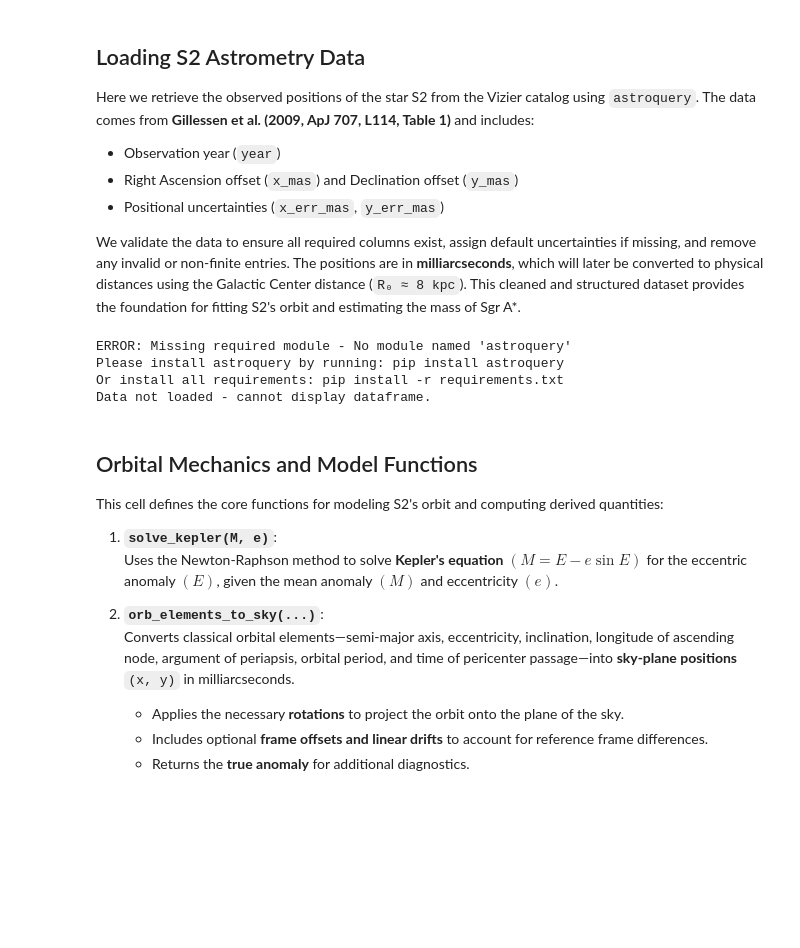
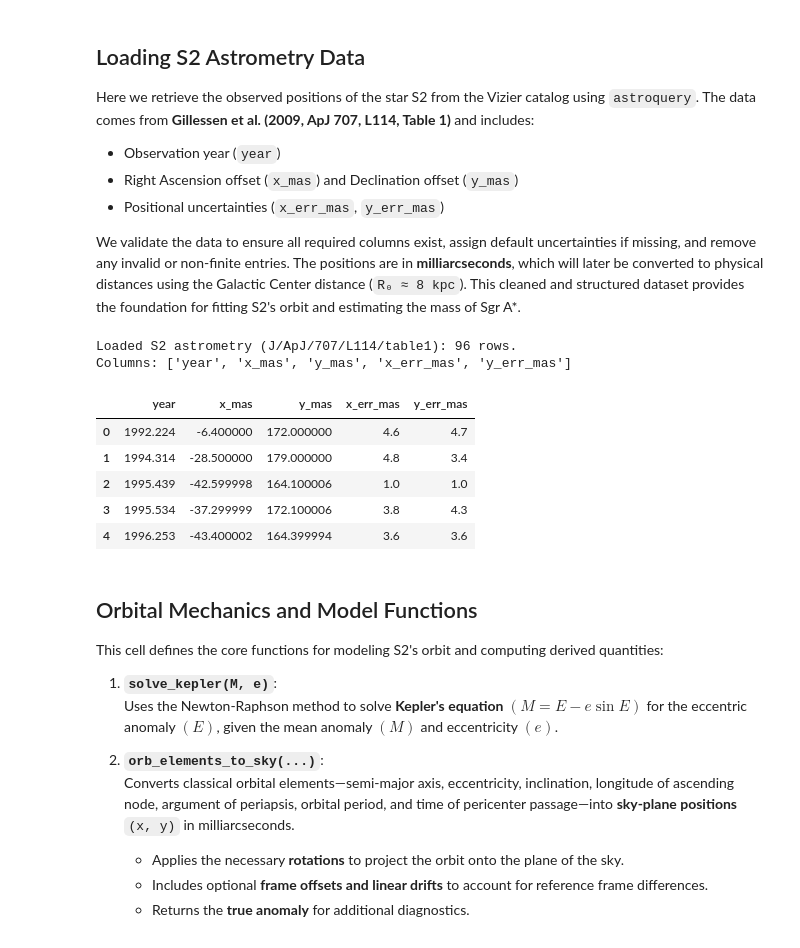
Before and after one commit to echengpython/Sgr-A-Stellar-Orbit---Black-Hole-Mass-Measurement-, a Jupyter notebook: project2_sgr_a_stellar_orbit.ipynb, the cells around one changed output. Drawn from its saved outputs; the diff is of its cells as text; code cells hidden in the pictures; blank space fills up the shorter version.

```diff
--- a/project2_sgr_a_stellar_orbit.ipynb
+++ b/project2_sgr_a_stellar_orbit.ipynb
@@ -85,6 +85,19 @@ Here we retrieve the observed positions of the star S2 from the Vizier catalog u
 
 We validate the data to ensure all required columns exist, assign default uncertainties if missing, and remove any invalid or non-finite entries. The positions are in **milliarcseconds**, which will later be converted to physical distances using the Galactic Center distance (`R₀ ≈ 8 kpc`). This cleaned and structured dataset provides the foundation for fitting S2's orbit and estimating the mass of Sgr A*.
 # %%
+# === Install astroquery if missing ===
+try:
+    from astroquery.vizier import Vizier
+except ImportError:
+    import subprocess
+    import sys
+    print("Installing astroquery in the current environment...")
+    subprocess.check_call([sys.executable, "-m", "pip", "install", "--user", "astroquery"],
+                         stdout=subprocess.DEVNULL, stderr=subprocess.DEVNULL)
+    print("✓ astroquery installed successfully!")
+    print("⚠️  Please restart the kernel (Kernel → Restart) and run this cell again.")
+    raise ImportError("Please restart the kernel after installation")
+
 # === Fetch S2 astrometry from Vizier ===
 # Note: numpy and pandas are already imported in Cell 2
 
@@ -128,37 +141,41 @@ try:
     })
     df = df[np.isfinite(df["year"]) & np.isfinite(df["x_mas"]) & np.isfinite(df["y_mas"])].copy()
     df = _validate_df_astrometry(df)
     print(f"Loaded S2 astrometry (J/ApJ/707/L114/table1): {len(df)} rows.")
     print("Columns:", df.columns.tolist())
 
 except ModuleNotFoundError as e:
     print(f"ERROR: Missing required module - {e}")
     print("Please install astroquery by running: pip install astroquery")
     print("Or install all requirements: pip install -r requirements.txt")
     df = None
 except Exception as e:
     print(f"ERROR: Failed to load S2 astrometry from VizieR.")
     print(f"Error details: {e}")
     print("Please ensure:")
     print("  1. Internet connection is available")
     print("  2. astroquery is installed: pip install astroquery")
     df = None
 
 # Display the first few rows (only if data was loaded successfully)
 if 'df' in locals() and df is not None:
     try:
         from IPython.display import display
         display(df.head())
     except ImportError:
         print("\nFirst 5 rows:")
         print(df.head())
 else:
     print("Data not loaded - cannot display dataframe.")
 # %% [output]
-ERROR: Missing required module - No module named 'astroquery'
-Please install astroquery by running: pip install astroquery
-Or install all requirements: pip install -r requirements.txt
-Data not loaded - cannot display dataframe.
+Loaded S2 astrometry (J/ApJ/707/L114/table1): 96 rows.
+Columns: ['year', 'x_mas', 'y_mas', 'x_err_mas', 'y_err_mas']
+|  | year | x_mas | y_mas | x_err_mas | y_err_mas |
+| 0 | 1992.224 | -6.400000 | 172.000000 | 4.6 | 4.7 |
+| 1 | 1994.314 | -28.500000 | 179.000000 | 4.8 | 3.4 |
+| 2 | 1995.439 | -42.599998 | 164.100006 | 1.0 | 1.0 |
+| 3 | 1995.534 | -37.299999 | 172.100006 | 3.8 | 4.3 |
+| 4 | 1996.253 | -43.400002 | 164.399994 | 3.6 | 3.6 |
 # %% [markdown]
 ## Orbital Mechanics and Model Functions
 
```
Also changed, not shown: parts of 3 cells of this notebook.
